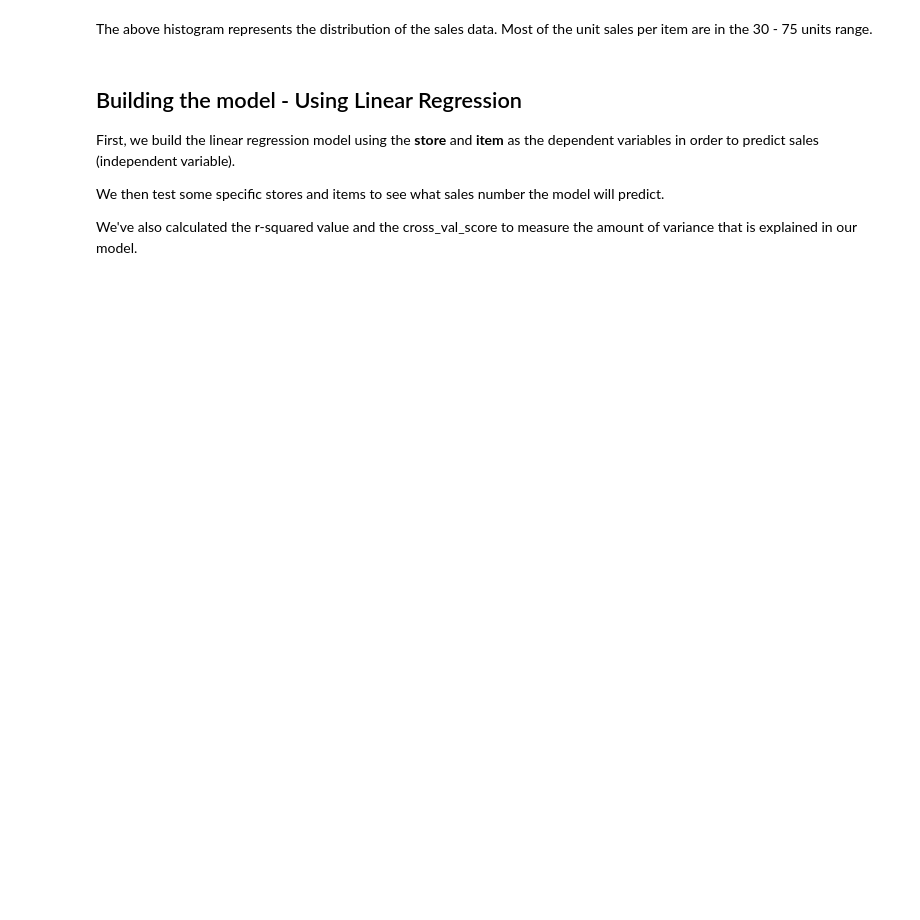
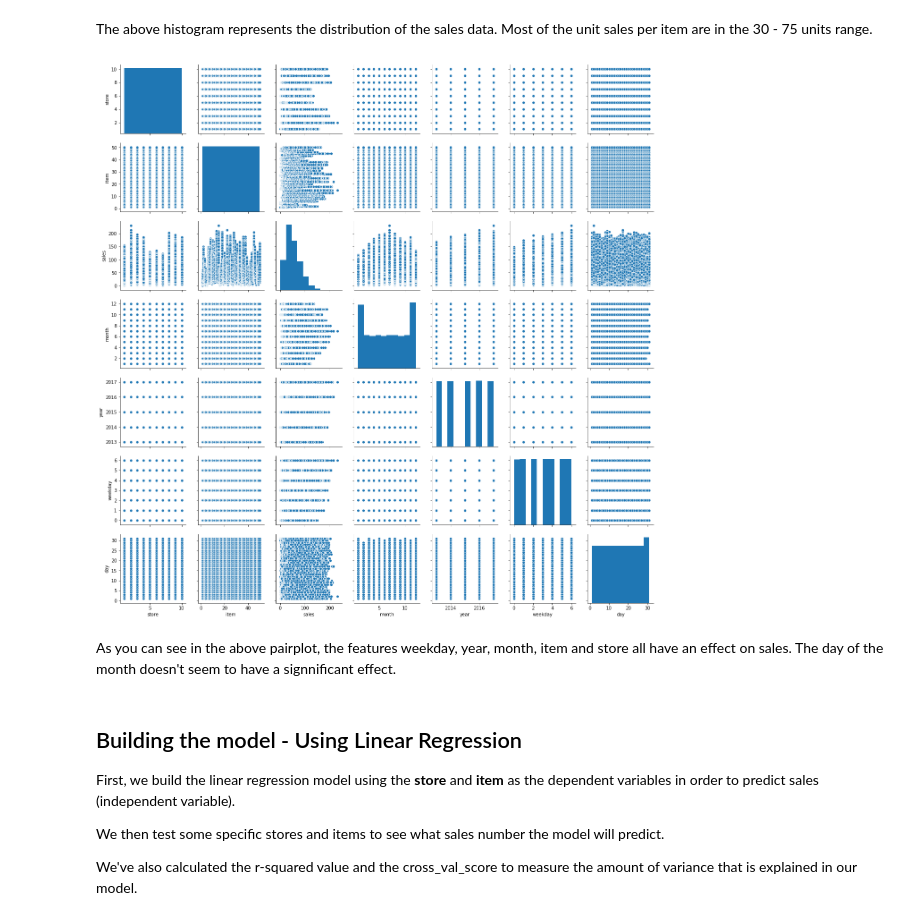
Before and after one commit to etterfred/Thinkful, a Jupyter notebook: 3.1.4 - OLS and KNN model comparison.ipynb, the cells around one changed output. Saved outputs shown, nothing was run; the diff lists cells and outputs as text; code cells hidden in the pictures; blank space fills up the shorter version.

Commit message:
changed some formatting and added pairplot

```diff
--- a/3.1.4 - OLS and KNN model comparison.ipynb
+++ b/3.1.4 - OLS and KNN model comparison.ipynb
@@ -119,5 +119,12 @@ plt.show()
 # %% [markdown]
 The above histogram represents the distribution of the sales data.  Most of the unit sales per item are in the 30 - 75 units range.
+# %%
+sns.pairplot(df_train)
+plt.show()
+# %% [output]
+[figure, added]
+# %% [markdown]
+As you can see in the above pairplot, the features weekday, year, month, item and store all have an effect on sales.  The day of the month doesn't seem to have a signnificant effect.
 # %% [markdown]
 ## Building the model - Using Linear Regression
 First, we build the linear regression model using the **store** and **item** as the dependent variables in order to predict sales (independent variable).
```
Also changed, not shown: parts of 8 cells of this notebook.
